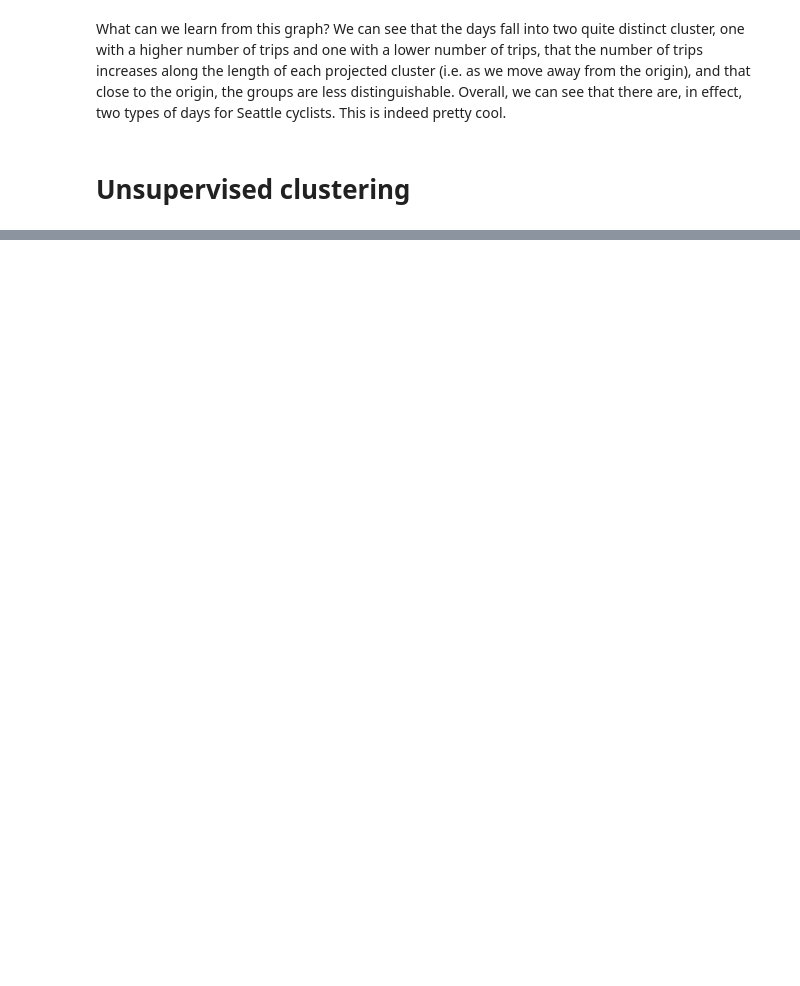
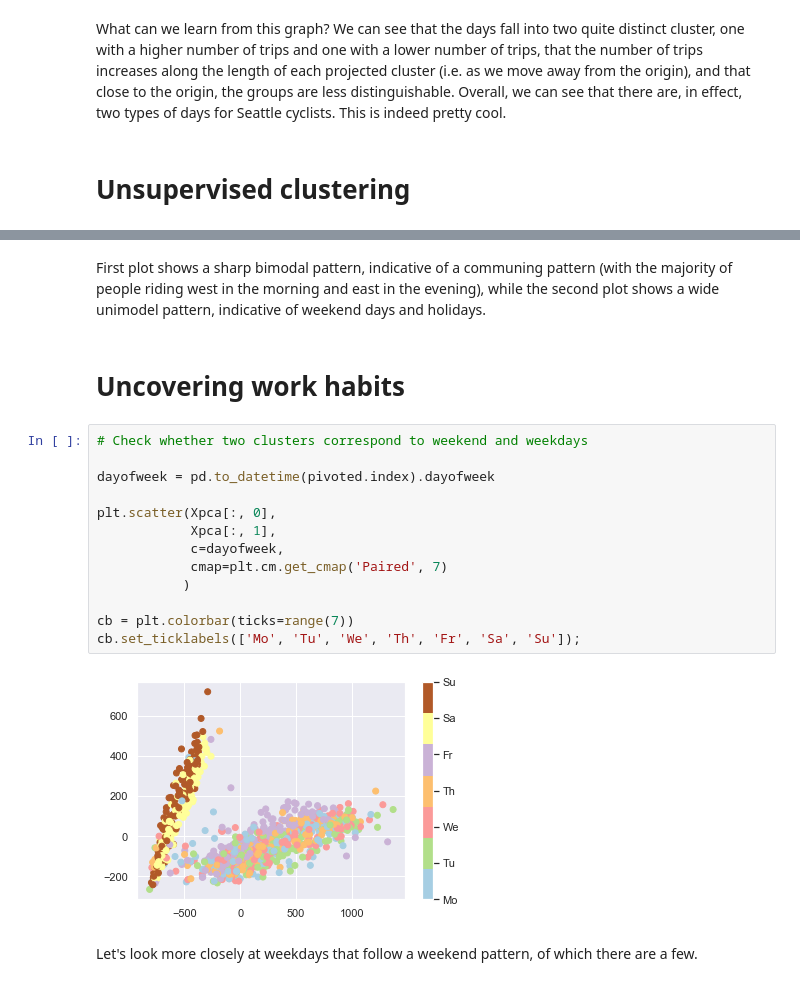
Before and after one commit to fabiangunzinger/seattle_cycling, a Jupyter notebook: seattle_unsupervised_exploring.ipynb, the cells around one changed output, grey strips where cells are left out. Cells and saved outputs as stored; diff of their text form; blank space fills up the shorter version.

```diff
--- a/seattle_unsupervised_exploring.ipynb
+++ b/seattle_unsupervised_exploring.ipynb
@@ -90,0 +121,21 @@ plt.scatter(Xpca[:, 0], Xpca[:, 1], c=cluster_label);
+# %% [markdown]
+First plot shows a sharp bimodal pattern, indicative of a communing pattern (with the majority of people riding west in the morning and east in the evening), while the second plot shows a wide unimodel pattern, indicative of weekend days and holidays.
+# %% [markdown]
+# Uncovering work habits
+# %%
+# Check whether two clusters correspond to weekend and weekdays
+
+dayofweek = pd.to_datetime(pivoted.index).dayofweek
+
+plt.scatter(Xpca[:, 0],
+            Xpca[:, 1],
+            c=dayofweek,
+            cmap=plt.cm.get_cmap('Paired', 7)
+           )
+
+cb = plt.colorbar(ticks=range(7))
+cb.set_ticklabels(['Mo', 'Tu', 'We', 'Th', 'Fr', 'Sa', 'Su']);
+# %% [output]
+[figure, added]
+# %% [markdown]
+Let's look more closely at weekdays that follow a weekend pattern, of which there are a few.
```
Also changed, not shown: parts of 23 cells of this notebook.
